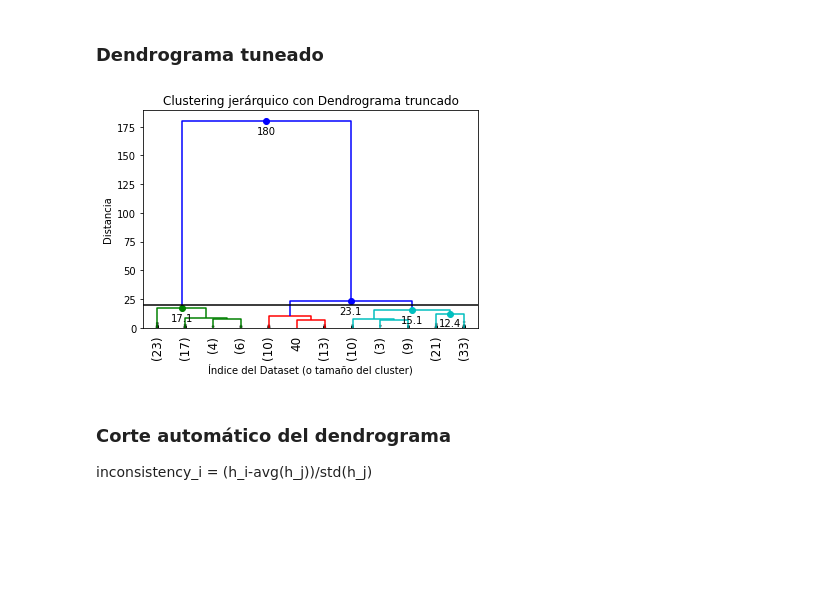
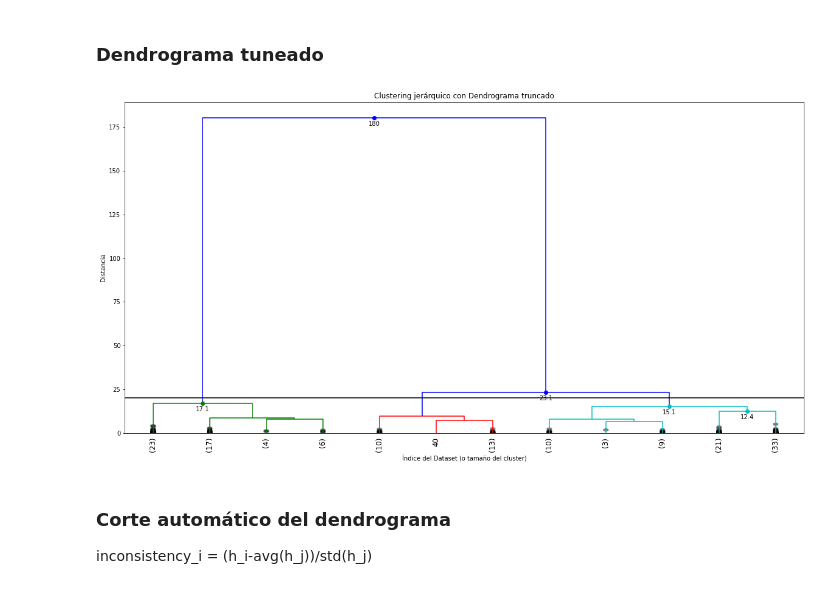
Before and after one commit to EduHdzVillasana/UdemyDS, a Jupyter notebook: Seccion 9/Clustering_Jerárquico.ipynb, the cells around one changed output. Cells and saved outputs as stored; diff of their text form; code cells hidden in the pictures; blank space fills up the shorter version.

```diff
--- a/Seccion 9/Clustering_Jerárquico.ipynb
+++ b/Seccion 9/Clustering_Jerárquico.ipynb
@@ -148,11 +150,11 @@ def dendrogram_tune(*args, **kwargs):
 
     return ddata
 # %%
-dendrogram_tune(Z,truncate_mode='lastp',p=12, leaf_rotation=90., leaf_font_size=12.,
-                show_contracted=True,annotate_above=10, max_d=20)
+plt.figure(figsize=(20,10))
+dendrogram_tune(Z, truncate_mode = "lastp", p = 12, leaf_rotation = 90., leaf_font_size = 12., show_contracted = True, annotate_above = 10, max_d = 20)
 plt.show()
 # %% [output]
-[figure, old version]
+[figure, new version]
 # %% [markdown]
 ### Corte automático del dendrograma
 inconsistency_i = (h_i-avg(h_j))/std(h_j)
```
Also changed, not shown: parts of 6 cells of this notebook.
